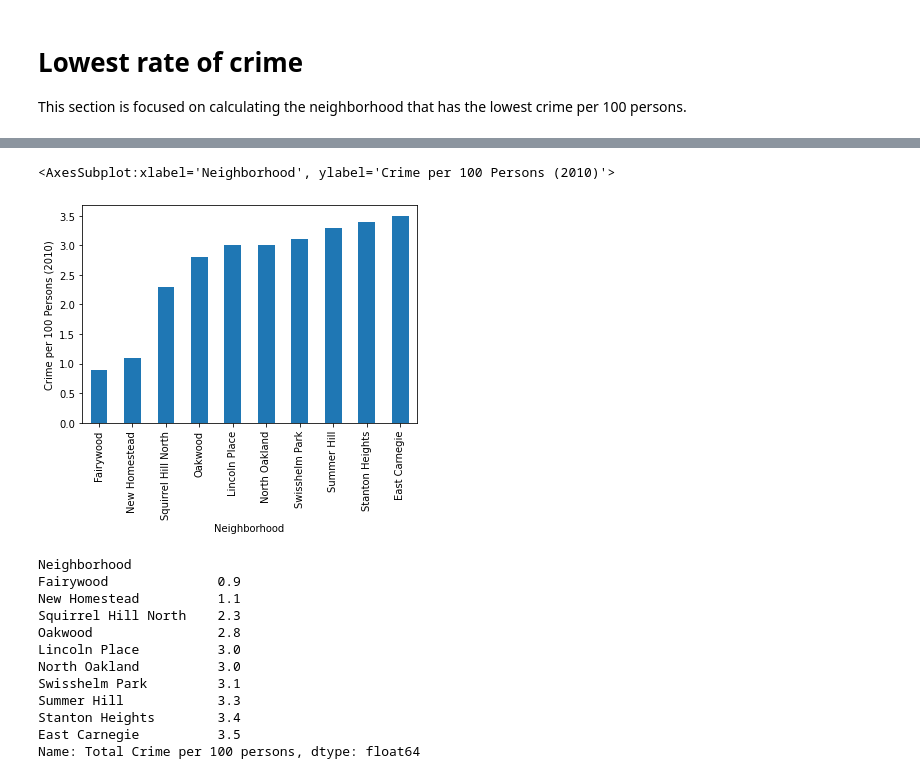
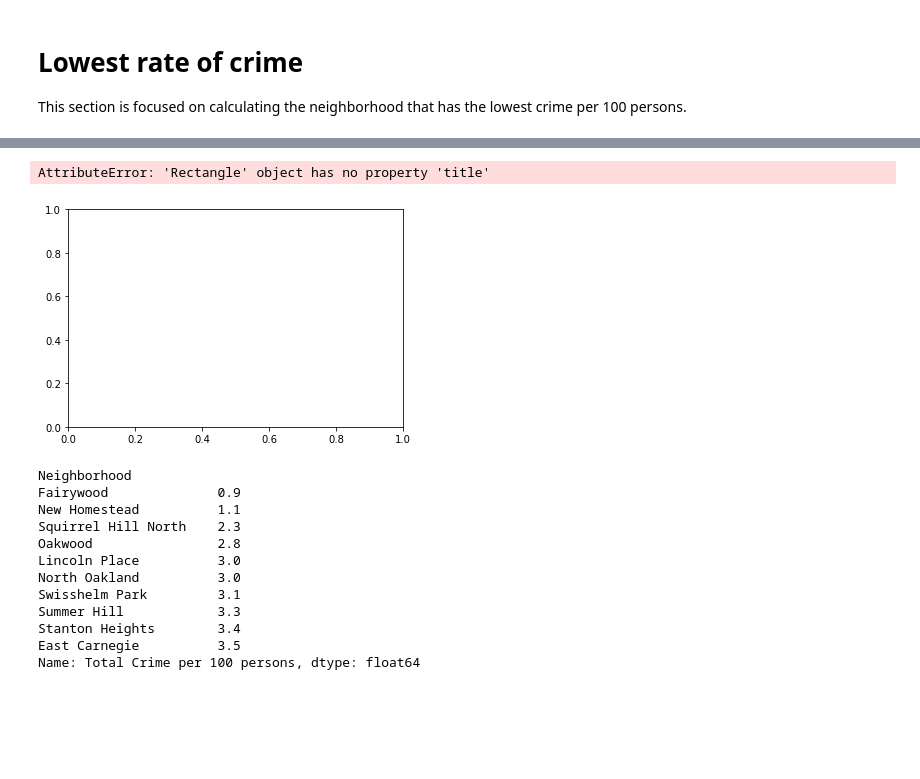
Before and after one commit to GAB8202/Best_Neighborhood, a Jupyter notebook: Main.ipynb, the cells around one changed output, grey strips where cells are left out. Cells and saved outputs as stored; diff of their text form; code cells hidden in the pictures; blank space fills up the shorter version.

Commit message:
Edited Graph

```diff
--- a/Main.ipynb
+++ b/Main.ipynb
@@ -67,10 +67,10 @@ crime.sort_values(by=['Part 1 Crime per 100 Persons (2010)'], ascending=True).he
 # %%
 #Creating a new sorted data set to graph the lowest crime neighborhoods
 crime_data = crime.sort_values(by=['Total Crime per 100 persons'], ascending=True)
-crime_data['Total Crime per 100 persons'][:10].plot(kind="bar", ylabel='Crime per 100 Persons (2010)')
+crime_data['Total Crime per 100 persons'][:10].plot(kind="bar", ylabel='Crime per 100 Persons (2010)', title='Crime per 100 Persons vs. Neighborhood')
 # %% [output]
-<AxesSubplot:xlabel='Neighborhood', ylabel='Crime per 100 Persons (2010)'>
+AttributeError: 'Rectangle' object has no property 'title'
-[figure, old version]
+[figure, new version]
 # %%
 #Listing the top 10 data sets and their total crimes per 100 persons
 crime_data['Total Crime per 100 persons'][:10]
```
